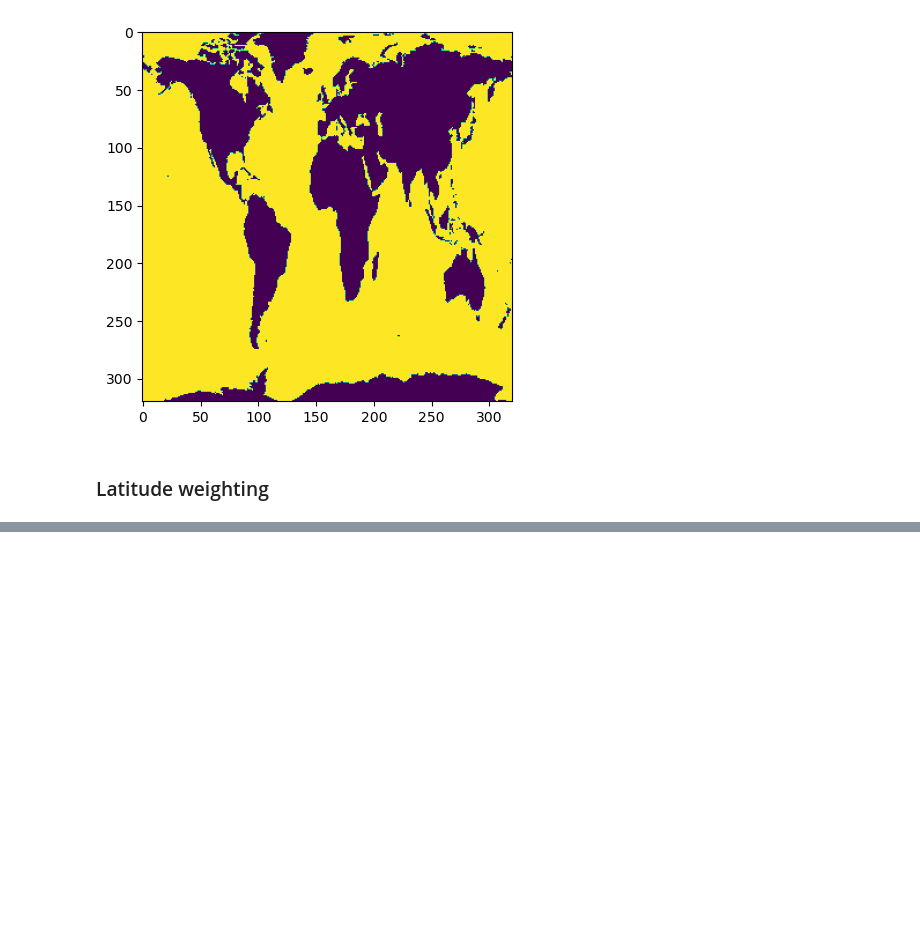
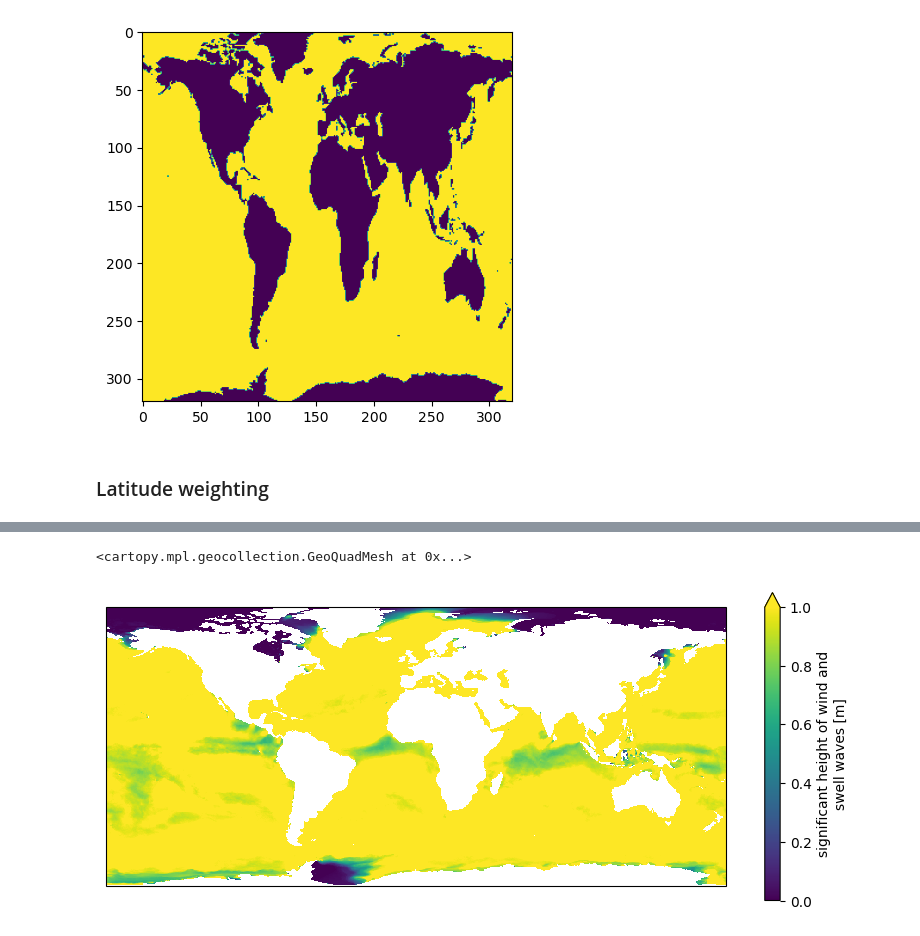
Before and after one commit to jiarong-wu/wavediffusion, a Jupyter notebook: data/ifremer/wavedata.ipynb, the cells around one changed output, grey strips where cells are left out. Drawn from its saved outputs; the diff is of its cells as text; code cells hidden in the pictures; blank space fills up the shorter version.

```diff
--- a/example/wavedata.ipynb
+++ b/data/ifremer/wavedata.ipynb
@@ -125,0 +160,11 @@ np.save('/global/homes/j/jiarongw/scratch_folder/wave_data/wlat.npy', wlat)
+# %%
+# Important to fill nan
+for i in range(0, 6):
+    ds[f"phs{i}"] = ds[f"phs{i}"].fillna(0)
+frac = (ds.phs0 + ds.phs1) / (ds.hs + 1e-3)
+fig, ax = plt.subplots(subplot_kw={'projection': ccrs.PlateCarree()}, figsize=[10,4])
+frac.mean(dim='time').plot(ax=ax, vmax=1, vmin=0, transform=ccrs.PlateCarree())
+# ds.tws.mean(dim='time').plot(ax=ax, transform=ccrs.PlateCarree())
+# %% [output]
+<cartopy.mpl.geocollection.GeoQuadMesh at 0x...>
+[figure, added]
```
Also changed, not shown: parts of 11 cells of this notebook, 21 other files.
